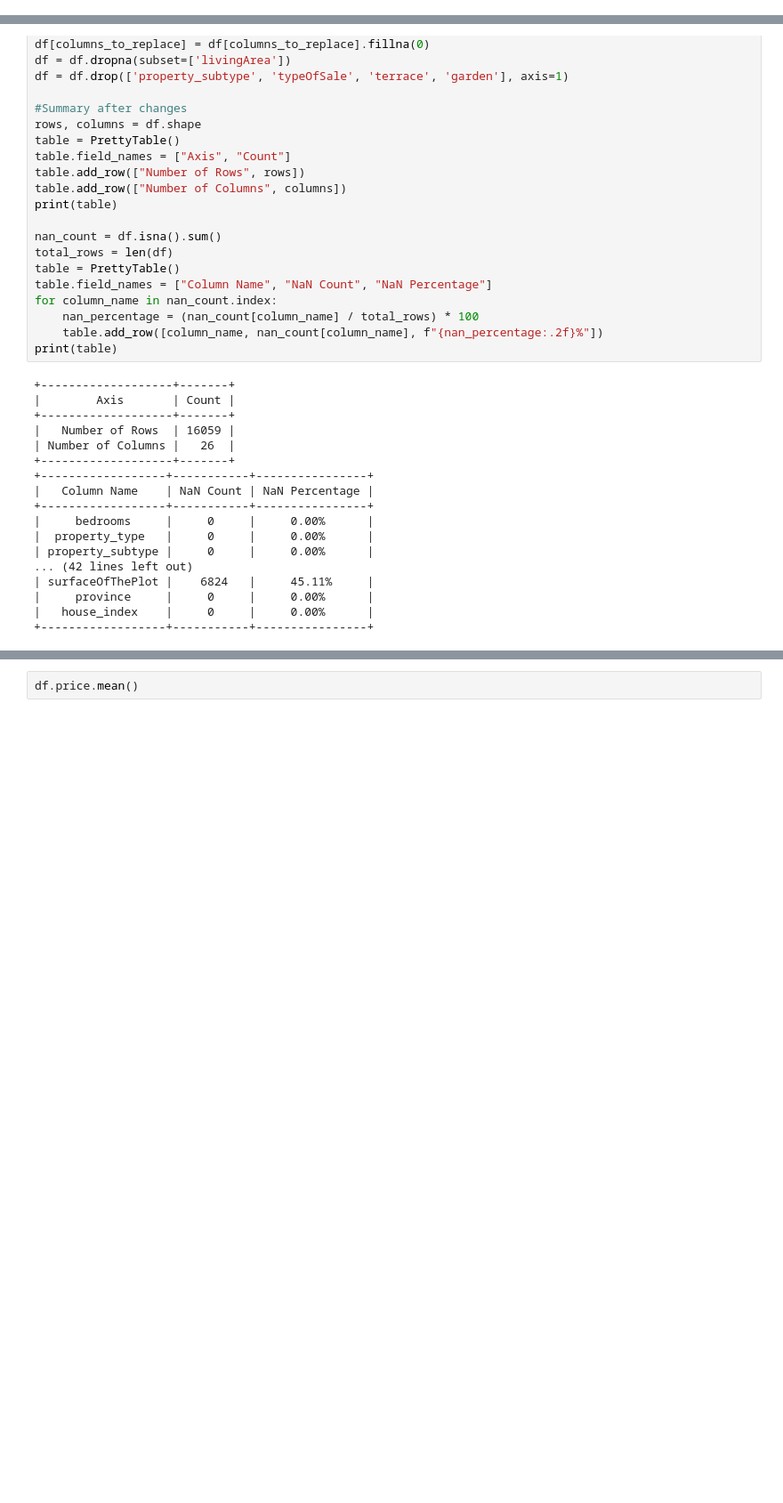
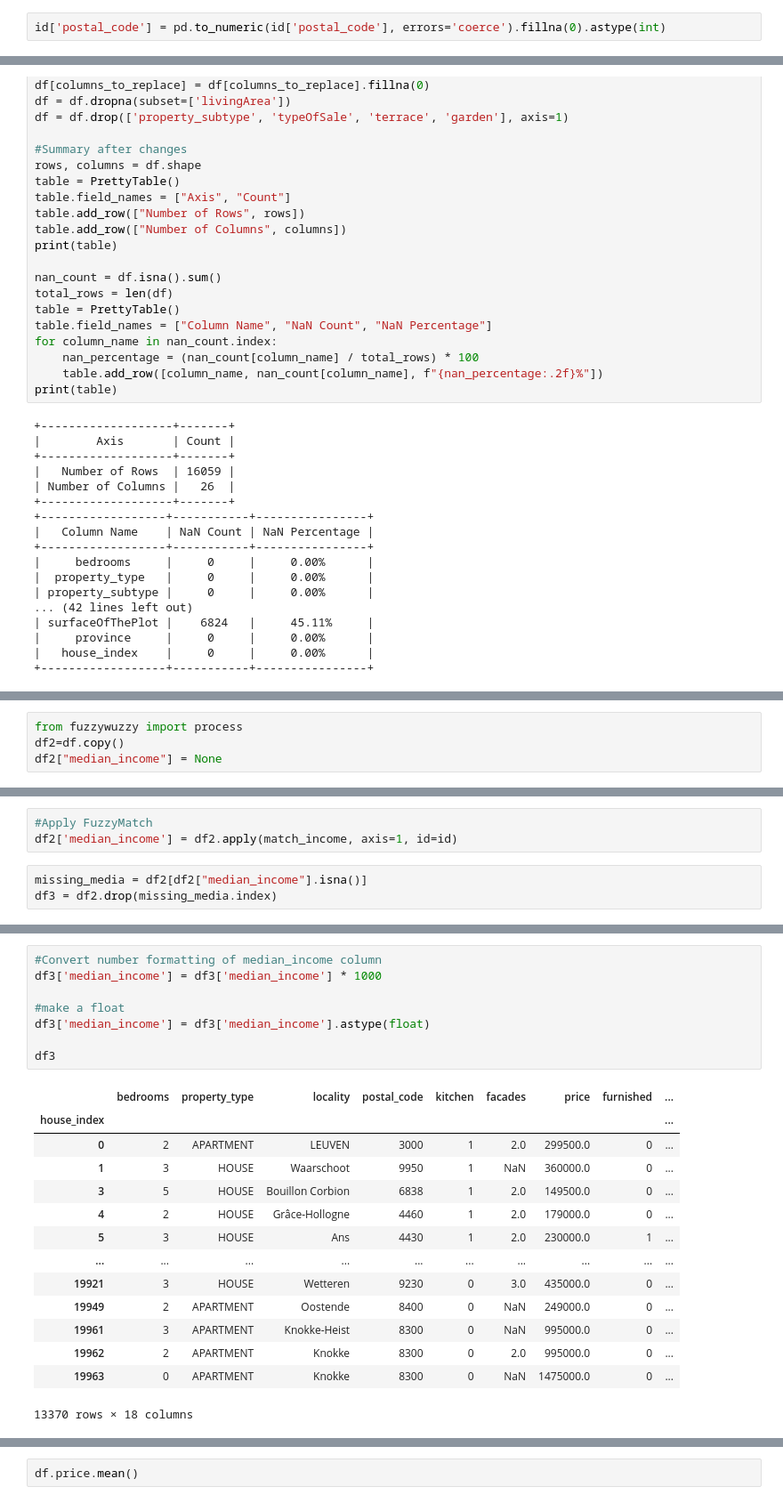
Before and after one commit to 2moonyo/regression, a Jupyter notebook: WIP.ipynb, the cells around one changed output, grey strips where cells are left out. Shown: that part at 89% size. Cells and saved outputs as stored; diff of their text form; blank space fills up the shorter version.

```diff
--- a/WIP.ipynb
+++ b/WIP.ipynb
@@ -17,0 +243,2 @@ array(['APARTMENT', 'HOUSE'], dtype=object)
+# %%
+id['postal_code'] = pd.to_numeric(id['postal_code'], errors='coerce').fillna(0).astype(int)
@@ -121,0 +402,4 @@ df.head()
+# %%
+from fuzzywuzzy import process
+df2=df.copy()
+df2["median_income"] = None
@@ -121,0 +527,6 @@ df.head()
+# %%
+#Apply FuzzyMatch
+df2['median_income'] = df2.apply(match_income, axis=1, id=id)
+# %%
+missing_media = df2[df2["median_income"].isna()]
+df3 = df2.drop(missing_media.index)
@@ -121,0 +572,23 @@ df.head()
+# %%
+#Convert number formatting of median_income column
+df3['median_income'] = df3['median_income'] * 1000
+
+#make a float
+df3['median_income'] = df3['median_income'].astype(float)
+
+df3
+# %% [output]
+|  | bedrooms | property_type | locality | postal_code | kitchen | facades | price | furnished | ... |
+| house_index |  |  |  |  |  |  |  |  | ... |
+| 0 | 2 | APARTMENT | LEUVEN | 3000 | 1 | 2.0 | 299500.0 | 0 | ... |
+| 1 | 3 | HOUSE | Waarschoot | 9950 | 1 | NaN | 360000.0 | 0 | ... |
+| 3 | 5 | HOUSE | Bouillon Corbion | 6838 | 1 | 2.0 | 149500.0 | 0 | ... |
+| 4 | 2 | HOUSE | Grâce-Hollogne | 4460 | 1 | 2.0 | 179000.0 | 0 | ... |
+| 5 | 3 | HOUSE | Ans | 4430 | 1 | 2.0 | 230000.0 | 1 | ... |
+| ... | ... | ... | ... | ... | ... | ... | ... | ... | ... |
+| 19921 | 3 | HOUSE | Wetteren | 9230 | 0 | 3.0 | 435000.0 | 0 | ... |
+| 19949 | 2 | APARTMENT | Oostende | 8400 | 0 | NaN | 249000.0 | 0 | ... |
+| 19961 | 3 | APARTMENT | Knokke-Heist | 8300 | 0 | NaN | 995000.0 | 0 | ... |
+| 19962 | 2 | APARTMENT | Knokke | 8300 | 0 | 2.0 | 995000.0 | 0 | ... |
+| 19963 | 0 | APARTMENT | Knokke | 8300 | 0 | NaN | 1475000.0 | 0 | ... |
+13370 rows × 18 columns
```
Also changed, not shown: parts of 55 cells of this notebook, 12 other files.
